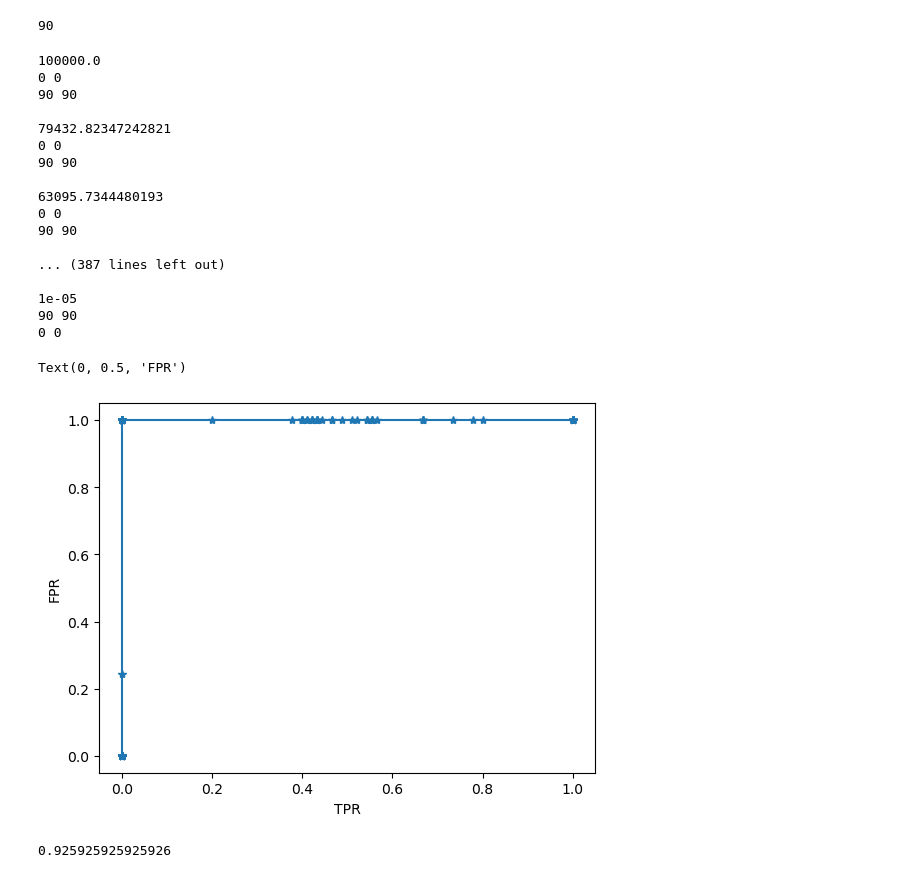
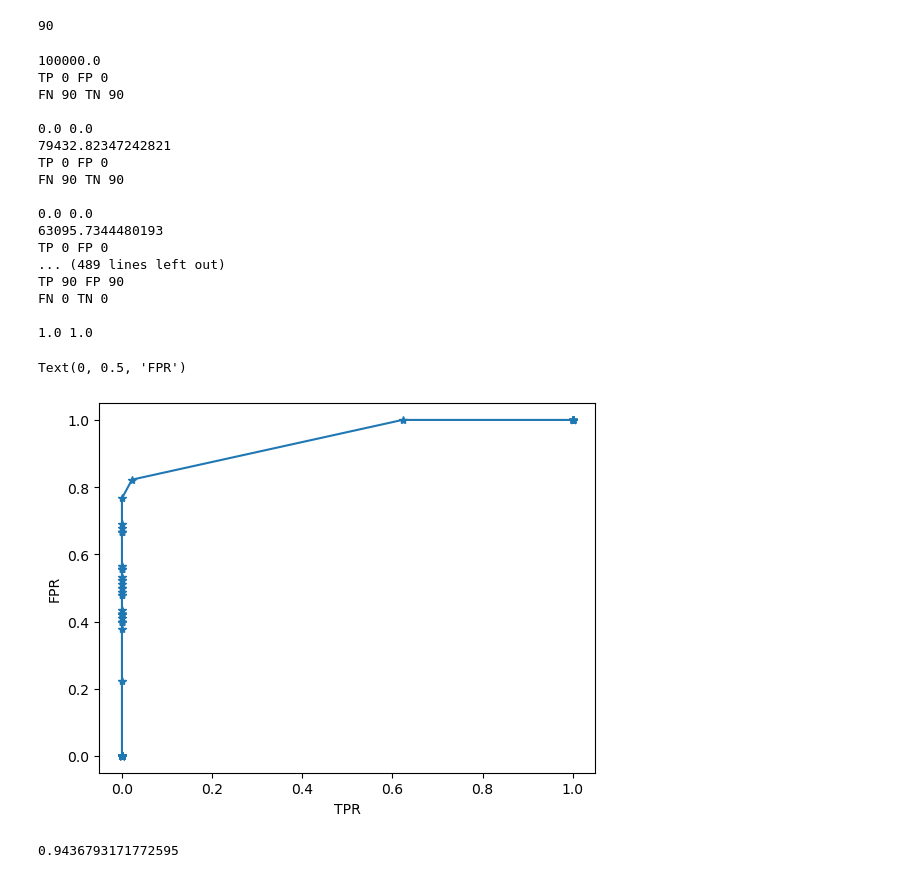
Before and after one commit to ArnaudGardille/RL-OOD-detection, a Jupyter notebook: RL_OOD_detection.ipynb, the cells around one changed output. Saved outputs shown, nothing was run; the diff lists cells and outputs as text; code cells hidden in the pictures.

```diff
--- a/RL_OOD_detection.ipynb
+++ b/RL_OOD_detection.ipynb
@@ -370,0 +391,9 @@ original_std_result
+# %%
+original_env = instanciate_cartpole(default_values)
+agent = A2C.load(path/'Agents'/'trained_CartPole_10000', env=original_env)
+
+list_scores = []
+for _ in trange(5*18):
+    list_scores.append(np.array([ood_detector.test_ood(original_env, nb_steps=100) for _ in range(10)]).mean())
+
+mean_ood_scores['None'] = list_scores
@@ -371,3 +420,3 @@ original_std_result
 # %%
-mean_ood_scores['None'] = [evaluate(original_env, agent, render=False)[0] for _ in trange(5*18)]
+[evaluate(original_env, agent, render=False)[0] for _ in trange(5*18)]
 # %%
@@ -523,51 +593,51 @@ for threshold in thresholds:
         fpr = false_pos/(false_pos+true_neg)
     except ZeroDivisionError:
         print('error fpr')
         continue
         fpr = 0.0
         """print(threshold)
         print(false_pos, false_neg)
         print('tpr', tpr, 'fpr', fpr)
         print()"""
 
     print(threshold)
-    print(true_pos, false_pos)
-    print(false_neg, true_neg)
+    print('TP', true_pos, 'FP',false_pos)
+    print('FN', false_neg, 'TN',true_neg)
     print()
-    #print(precision, recall)
+    print(tpr, fpr)
     TPRs.append(tpr)
     FPRs.append(fpr)
     #AUC += tpr/len(thresholds)
 
 #TPRs.append(1.0)
 #FPRs.append(1.0)
 
 #print('AUC: ', AUC)
-plt.plot(TPRs, FPRs,'-*')
+plt.plot(FPRs, TPRs,'-*')
 plt.xlabel('TPR')
 plt.ylabel('FPR')
 # %% [output]
 100000.0
-0 0
-90 90
+TP 0 FP 0
+FN 90 TN 90
 
+0.0 0.0
 79432.82347242821
-0 0
-90 90
+TP 0 FP 0
+FN 90 TN 90
 
+0.0 0.0
 63095.7344480193
-0 0
-90 90
+TP 0 FP 0
+... (489 lines left out)
+TP 90 FP 90
+FN 0 TN 0
 
-... (387 lines left out)
-
-1e-05
-90 90
-0 0
+1.0 1.0
 Text(0, 0.5, 'FPR')
-[figure, old version]
+[figure, new version]
 # %%
 import scipy
-scipy.integrate.simps(x=TPRs, y=FPRs, even='avg')
+scipy.integrate.simps(x=FPRs, y=TPRs, even='avg')
 # %% [output]
-0.925925925925926
+0.9436793171772595
```
Also changed, not shown: parts of 23 cells of this notebook.
